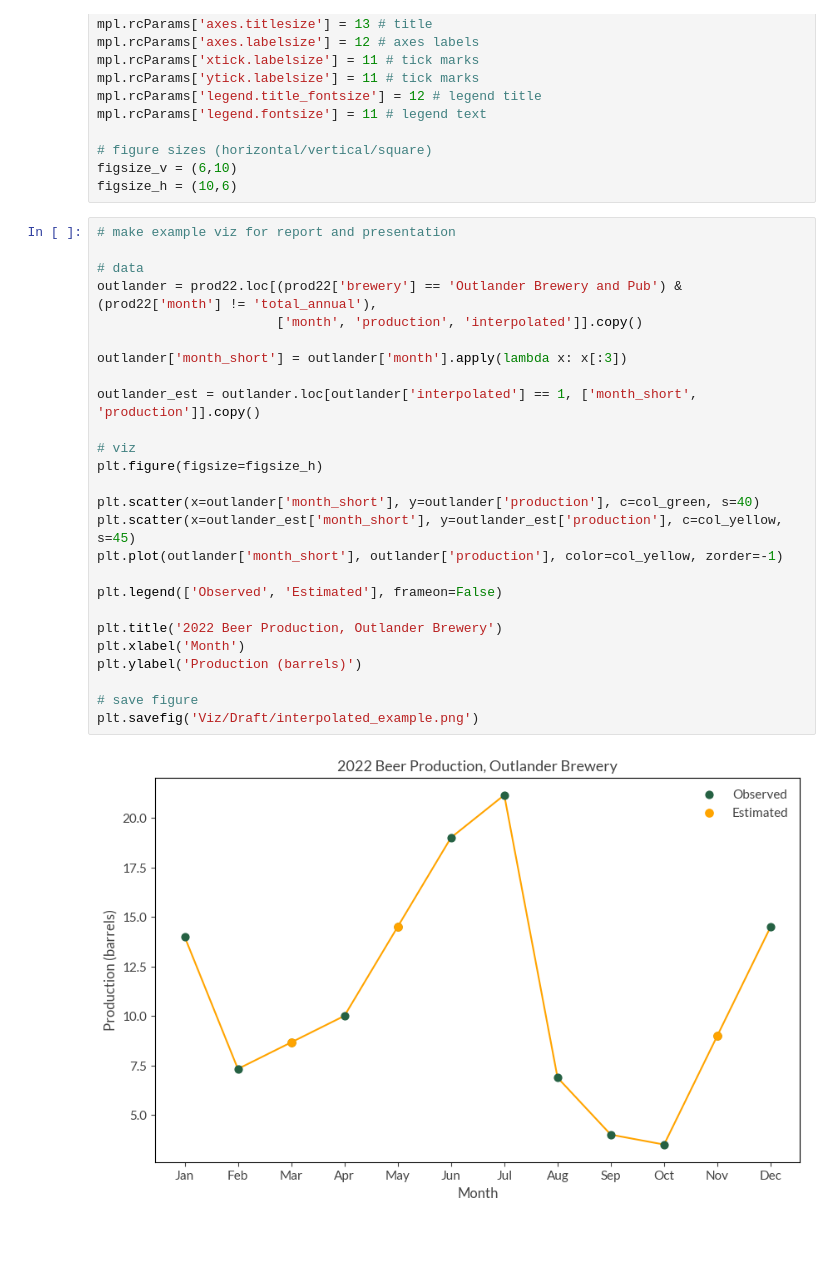
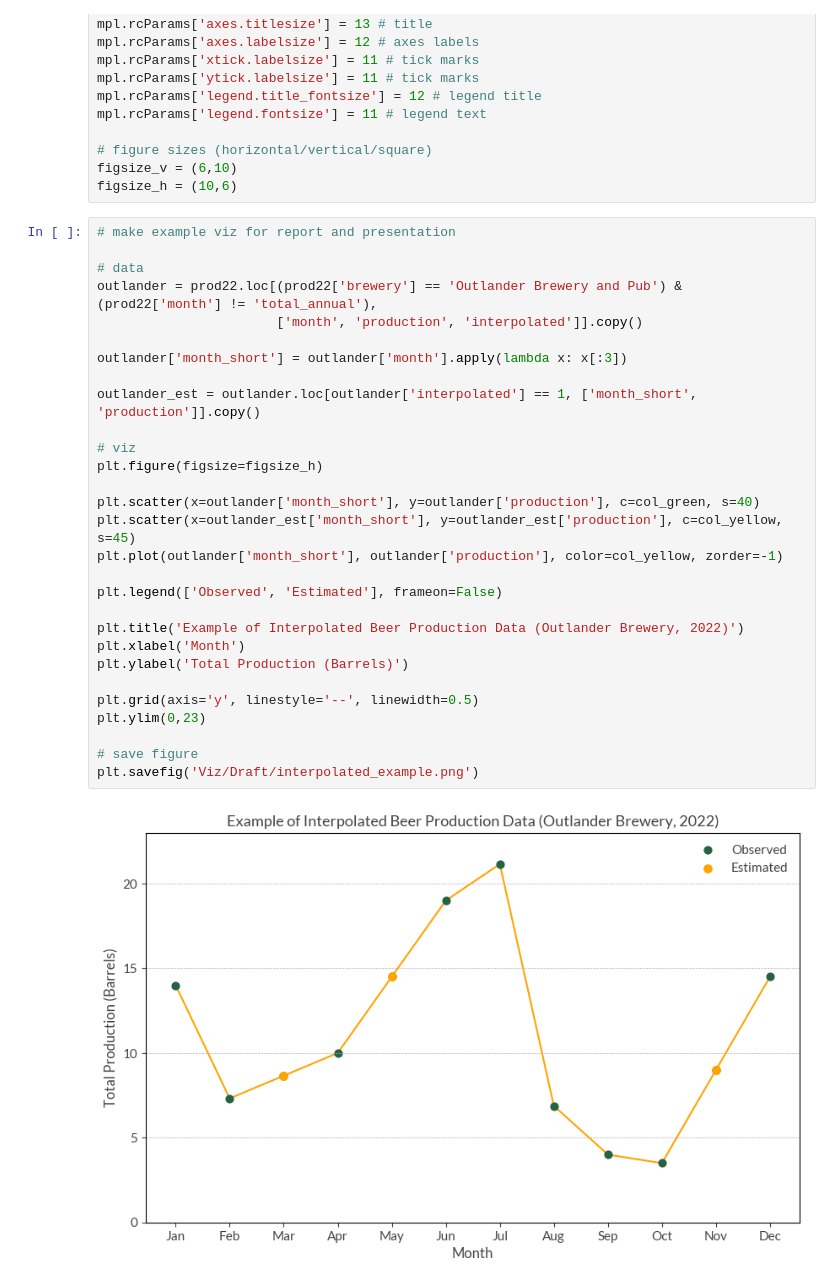
Before and after one commit to mckenzie-maidl/wa-brewers-guild, a Jupyter notebook: production_data_interpolation.ipynb, the cells around one changed output. Drawn from its saved outputs; the diff is of its cells as text; blank space fills up the shorter version.

```diff
--- a/production_data_interpolation.ipynb
+++ b/production_data_interpolation.ipynb
@@ -158,28 +158,31 @@ figsize_h = (10,6)
 # %%
 # make example viz for report and presentation
 
 # data
 outlander = prod22.loc[(prod22['brewery'] == 'Outlander Brewery and Pub') & (prod22['month'] != 'total_annual'),
                        ['month', 'production', 'interpolated']].copy()
 
 outlander['month_short'] = outlander['month'].apply(lambda x: x[:3])
 
 outlander_est = outlander.loc[outlander['interpolated'] == 1, ['month_short', 'production']].copy()
 
 # viz
 plt.figure(figsize=figsize_h)
 
 plt.scatter(x=outlander['month_short'], y=outlander['production'], c=col_green, s=40)
 plt.scatter(x=outlander_est['month_short'], y=outlander_est['production'], c=col_yellow, s=45)
 plt.plot(outlander['month_short'], outlander['production'], color=col_yellow, zorder=-1)
 
 plt.legend(['Observed', 'Estimated'], frameon=False)
 
-plt.title('2022 Beer Production, Outlander Brewery')
+plt.title('Example of Interpolated Beer Production Data (Outlander Brewery, 2022)')
 plt.xlabel('Month')
-plt.ylabel('Production (barrels)')
+plt.ylabel('Total Production (Barrels)')
+
+plt.grid(axis='y', linestyle='--', linewidth=0.5)
+plt.ylim(0,23)
 
 # save figure
 plt.savefig('Viz/Draft/interpolated_example.png')
 # %% [output]
-[figure, old version]
+[figure, new version]
```
Also changed, not shown: 9 other files.
